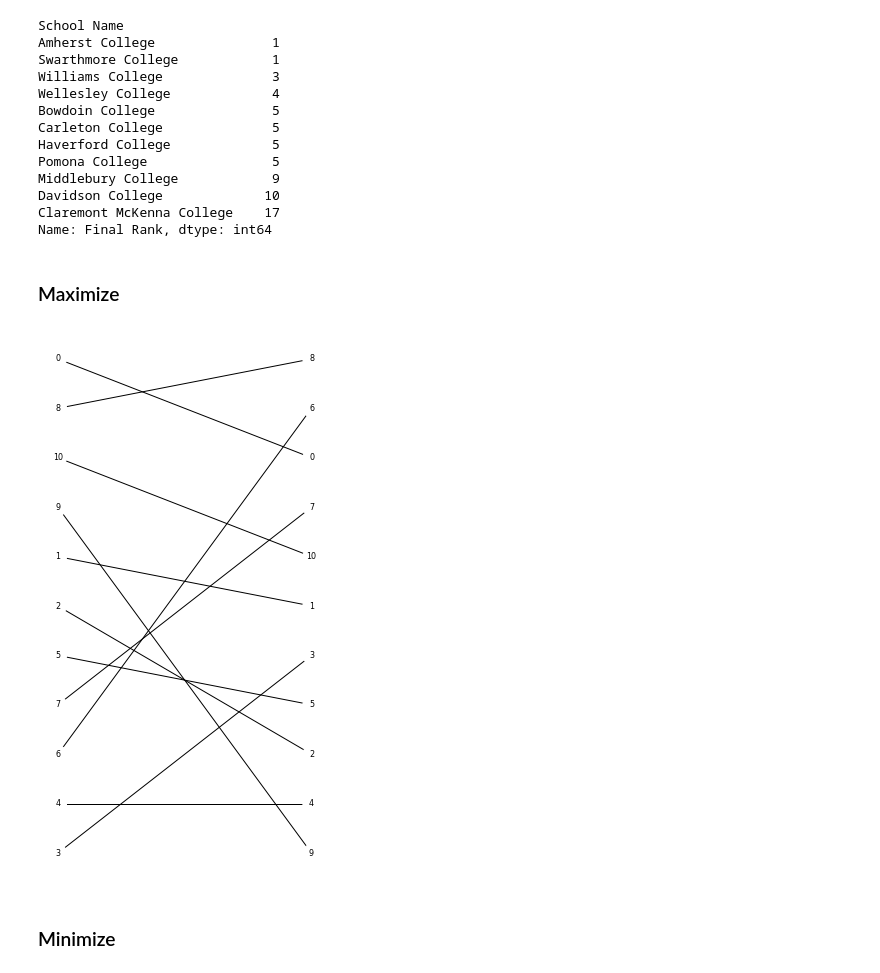
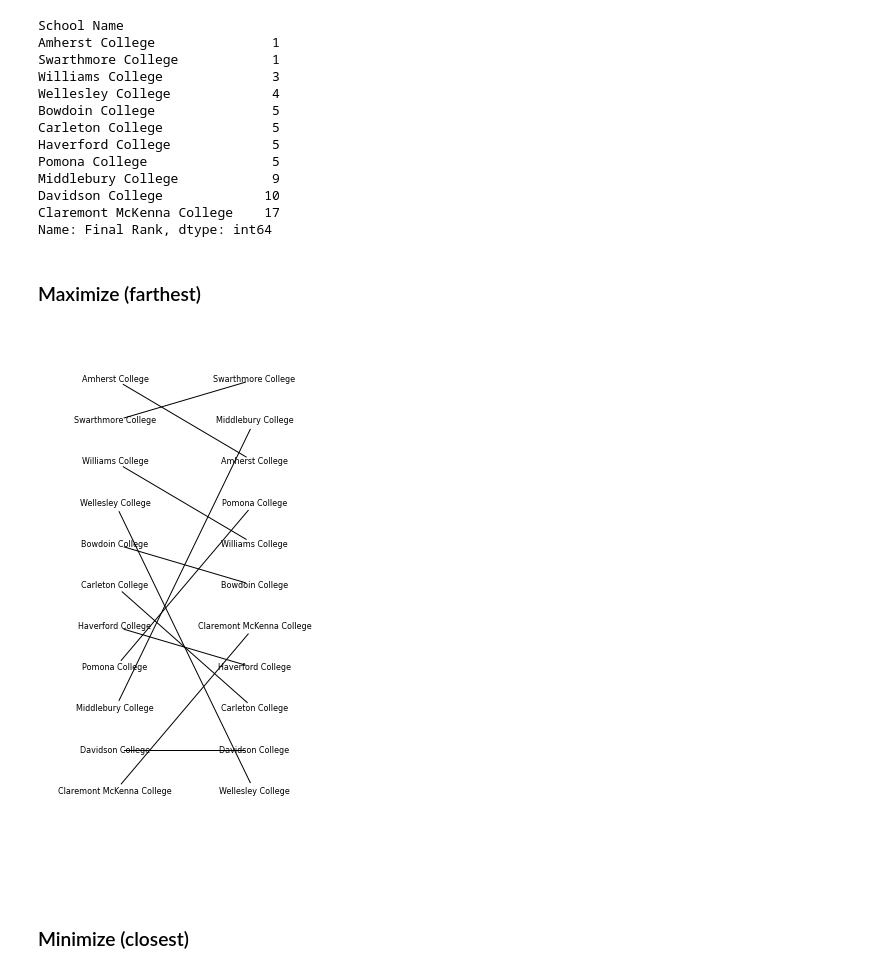
Before and after one commit to IGARDS/us_news_world_report_study, a Jupyter notebook: Analysis.ipynb, the cells around one changed output. Saved outputs shown, nothing was run; the diff lists cells and outputs as text; code cells hidden in the pictures.

```diff
--- a/Analysis.ipynb
+++ b/Analysis.ipynb
@@ -127,8 +127,10 @@ for year in years:
                             ('count_transformer', pyrplib.transformers.ColumnCountTransformer(student_columns[year]))
                     ])
 
+    both_columns = list(set(parent_columns[year]+student_columns[year]))
+
     both_pipe = Pipeline([('fix_sign', pyrplib.transformers.ColumnDirectionTransformer('Final Rank')),
-                            ('count_transformer', pyrplib.transformers.ColumnCountTransformer(parent_columns[year]+student_columns[year]))
+                            ('count_transformer', pyrplib.transformers.ColumnCountTransformer(both_columns))
                     ])
 
     parent_pipe.fit(data2[year])
@@ -256,2 +272,5 @@ g = pyrankability.plot.spider(pyrankability.plot.AB_to_P2(A,B))
+# %%
+def perm_to_series(D,perm,name):
+    return pd.Series(list(D.index[list(perm)]),name=name)
 # %% [markdown]
 ### Parent
@@ -339,13 +356,13 @@ delta_bin, details_bin = pyrankability.rank.solve(D,method='lop',cont=False)
 _, details_fixed_binary_x_maximize = pyrankability.search.solve_fixed_binary_x(D,details_bin['obj'],x_final_rank,method='lop',minimize=False)
 _, details_fixed_binary_x_minimize = pyrankability.search.solve_fixed_binary_x(D,details_bin['obj'],x_final_rank,method='lop',minimize=True)
 # %% [markdown]
-### Maximize
+### Maximize (farthest)
 # %%
-A = perm_final_rank
-B = details_fixed_binary_x_maximize['perm']
-pyrankability.plot.spider(pyrankability.plot.AB_to_P2(A,B),file="results/2002_final_rank_student_maximize_spider.png")
+A = perm_to_series(D,perm_final_rank,'Final Rank')
+B = perm_to_series(D,details_fixed_binary_x_maximize['perm'],'Farthest')
+pyrankability.plot.spider2(A,B,file="results/student_details_fixed_binary_x_maximize.png")
 # %% [output]
-[figure, old version]
+[figure, new version]
 # %% [markdown]
-### Minimize
+### Minimize (closest)
 # %%
```
Also changed, not shown: parts of 24 cells of this notebook, 13 other files.
